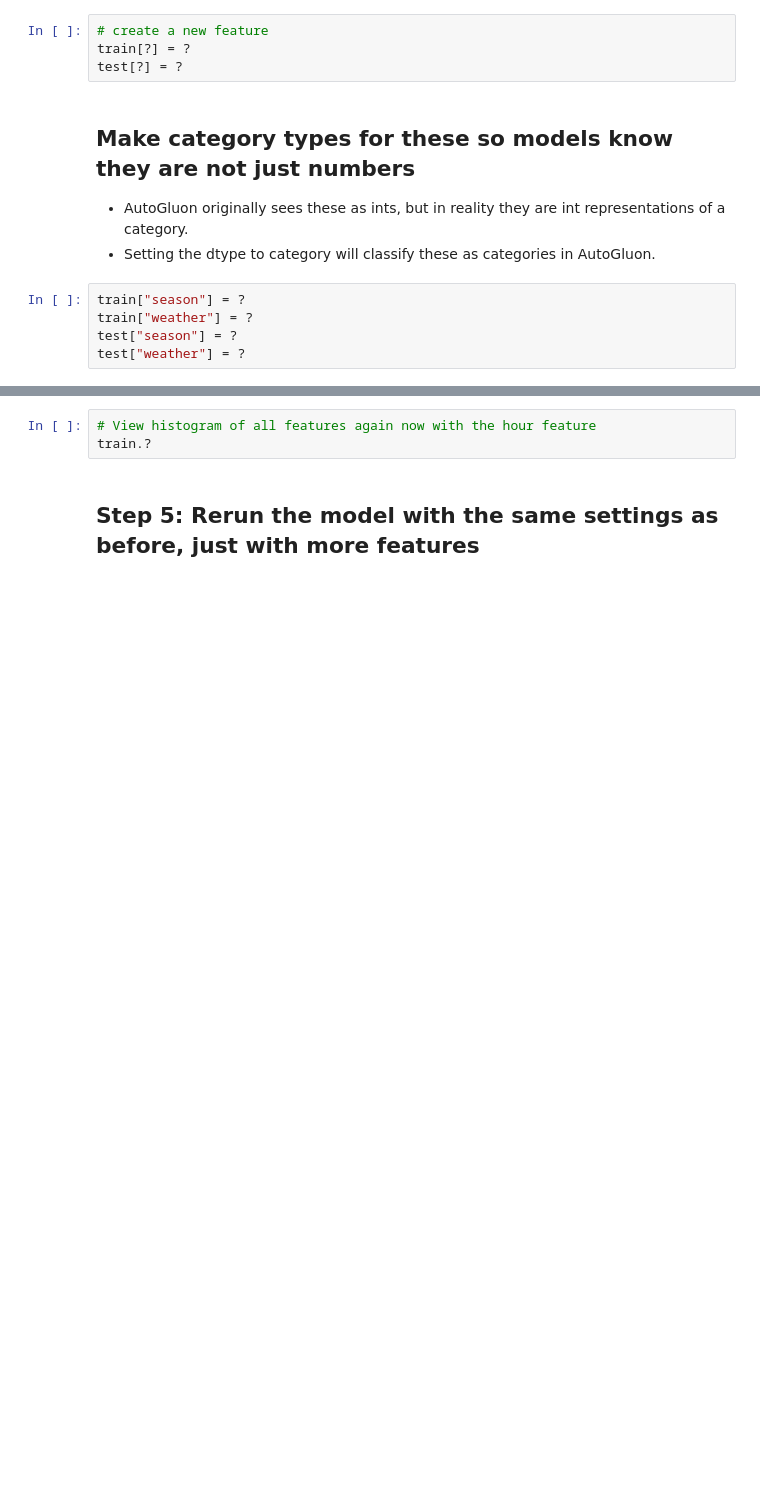
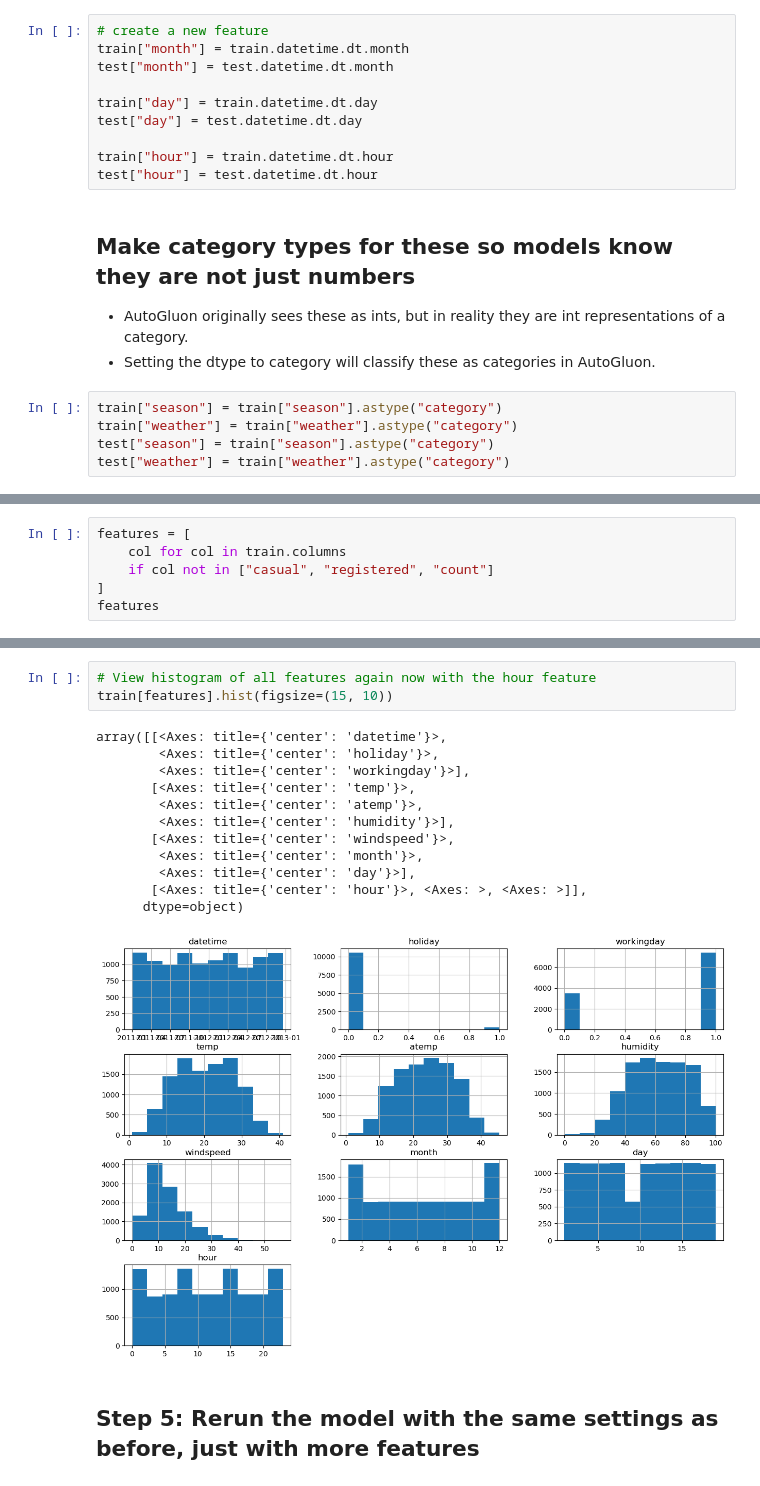
Before and after one commit to enhatem/aws-ml-engineer-nanodegree, a Jupyter notebook: project-1-bike-sharing-demand/project-template.ipynb, the cells around one changed output, grey strips where cells are left out. Saved outputs shown, nothing was run; the diff lists cells and outputs as text; blank space fills up the shorter version.

```diff
--- a/project-1-bike-sharing-demand/project-template.ipynb
+++ b/project-1-bike-sharing-demand/project-template.ipynb
@@ -174,14 +349,20 @@ train.?
-# %%
-# create a new feature
-train[?] = ?
-test[?] = ?
+# %%
+# create a new feature
+train["month"] = train.datetime.dt.month
+test["month"] = test.datetime.dt.month
+
+train["day"] = train.datetime.dt.day
+test["day"] = test.datetime.dt.day
+
+train["hour"] = train.datetime.dt.hour
+test["hour"] = test.datetime.dt.hour
 # %% [markdown]
 ## Make category types for these so models know they are not just numbers
 * AutoGluon originally sees these as ints, but in reality they are int representations of a category.
 * Setting the dtype to category will classify these as categories in AutoGluon.
 # %%
-train["season"] = ?
-train["weather"] = ?
-test["season"] = ?
-test["weather"] = ?
+train["season"] = train["season"].astype("category")
+train["weather"] = train["weather"].astype("category")
+test["season"] = train["season"].astype("category")
+test["weather"] = train["weather"].astype("category")
 # %%
@@ -189,0 +399,6 @@ train.head()
+# %%
+features = [
+    col for col in train.columns
+    if col not in ["casual", "registered", "count"]
+]
+features
@@ -190,5 +418,18 @@ train.head()
 # %%
 # View histogram of all features again now with the hour feature
-train.?
+train[features].hist(figsize=(15, 10))
+# %% [output]
+array([[<Axes: title={'center': 'datetime'}>,
+        <Axes: title={'center': 'holiday'}>,
+        <Axes: title={'center': 'workingday'}>],
+       [<Axes: title={'center': 'temp'}>,
+        <Axes: title={'center': 'atemp'}>,
+        <Axes: title={'center': 'humidity'}>],
+       [<Axes: title={'center': 'windspeed'}>,
+        <Axes: title={'center': 'month'}>,
+        <Axes: title={'center': 'day'}>],
+       [<Axes: title={'center': 'hour'}>, <Axes: >, <Axes: >]],
+      dtype=object)
+[figure, added]
 # %% [markdown]
 ## Step 5: Rerun the model with the same settings as before, just with more features
```
Also changed, not shown: parts of 54 cells of this notebook, 4 other files.
